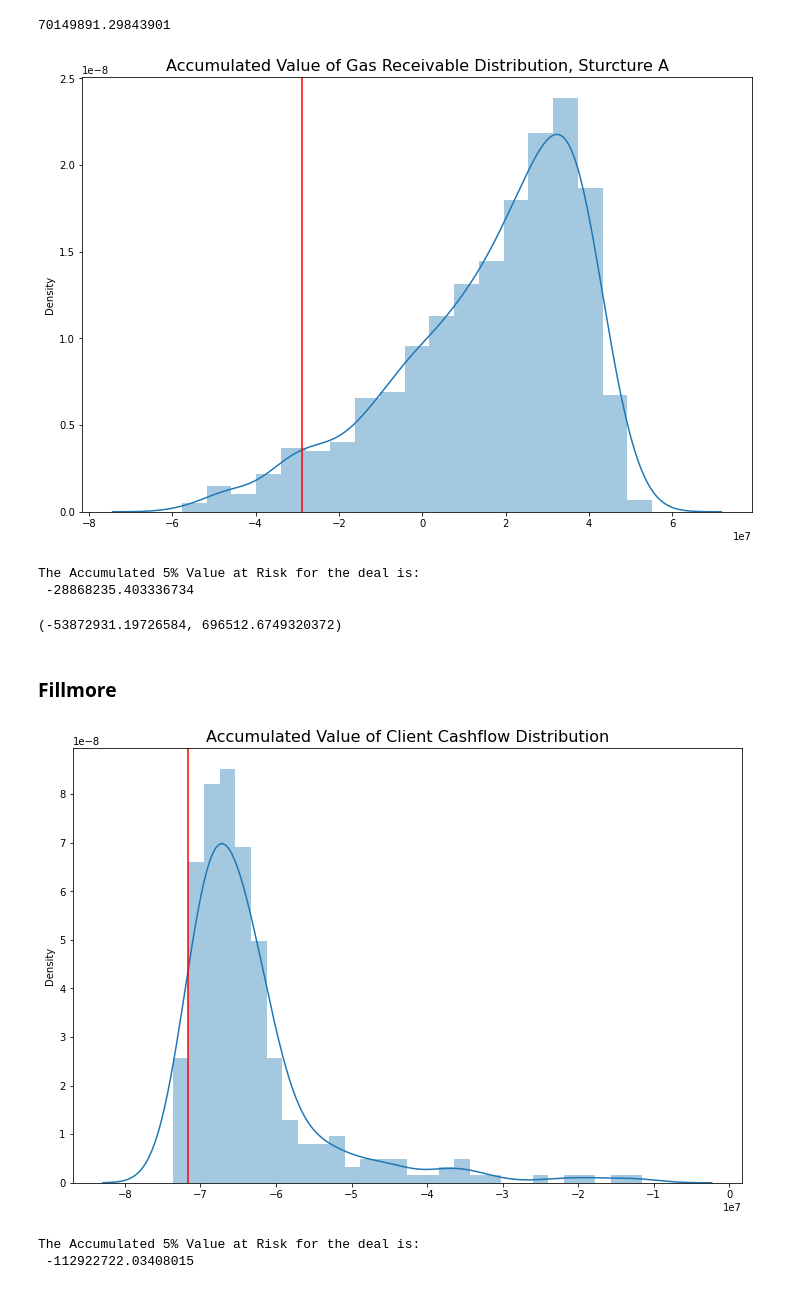
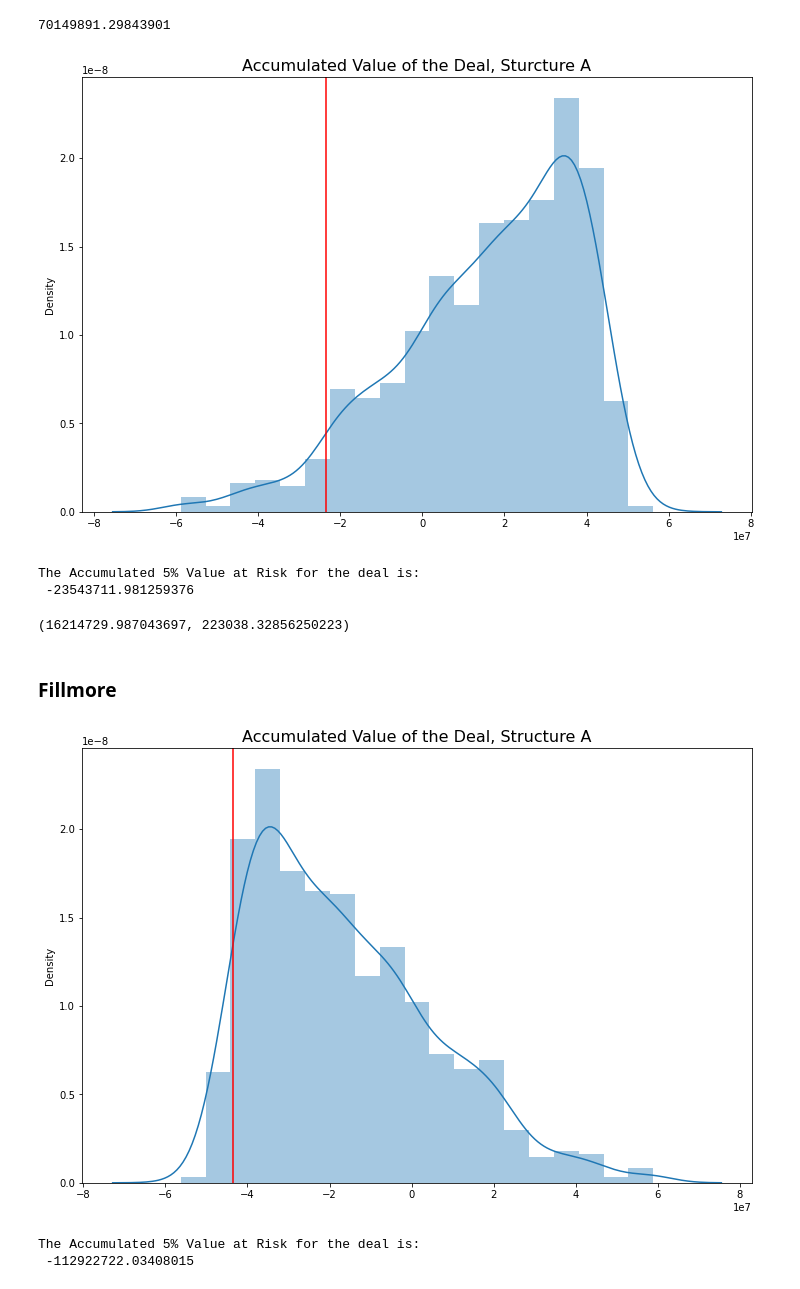
Before and after one commit to dj2348/Commodity-Fillmore, a Jupyter notebook: Risk.ipynb, the cells around one changed output. Saved outputs shown, nothing was run; the diff lists cells and outputs as text; code cells hidden in the pictures.

Commit message:
Update graphs

```diff
--- a/Risk.ipynb
+++ b/Risk.ipynb
@@ -30,36 +30,36 @@ total_paid
 # %% [output]
 70149891.29843901
 # %%
-receivable = [-x - total_paid for x in gas]
-VaR_us_240 = np.percentile(receivable, 5)
+profit = np.array([-x - total_paid for x in gas])
+VaR_us_240 = np.percentile(profit, 5)
 # %%
 plt.figure(figsize = (12,8))
-plt.title("Accumulated Value of Gas Receivable Distribution, Sturcture A", size=16)
-sns.distplot(receivable)
+plt.title("Accumulated Value of the Deal, Sturcture A", size=16)
+sns.distplot(profit)
 plt.axvline(VaR_us_240, color='red')
 plt.show()
 # %% [output]
-[figure, old version]
+[figure, new version]
 # %%
 print("The Accumulated 5% Value at Risk for the deal is: \n", VaR_us_240)
 # %% [output]
 The Accumulated 5% Value at Risk for the deal is:
- -28868235.403336734
+ -23543711.981259376
 # %%
-np.mean(receivable - total_paid), np.std(receivable)/np.sqrt(rep)
+np.mean(profit), np.std(receivable)/np.sqrt(rep)
 # %% [output]
-(-53872931.19726584, 696512.6749320372)
+(16214729.987043697, 223038.32856250223)
 # %% [markdown]
 ### Fillmore
 # %%
-VaR = np.percentile(gas, 5)
+VaR_fillmore_240 = np.percentile(-profit, 5)
 plt.figure(figsize = (12,8))
-plt.title("Accumulated Value of Client Cashflow Distribution, Structure A", size=16)
-sns.distplot(gas)
-plt.axvline(VaR, color='red')
+plt.title("Accumulated Value of the Deal, Structure A", size=16)
+sns.distplot(-profit)
+plt.axvline(VaR_fillmore_240, color='red')
 plt.show()
 # %% [output]
-[figure, old version]
+[figure, new version]
 # %%
 print("The Accumulated 5% Value at Risk for the deal is: \n", VaR)
 # %% [output]
```
Also changed, not shown: parts of 13 cells of this notebook.
